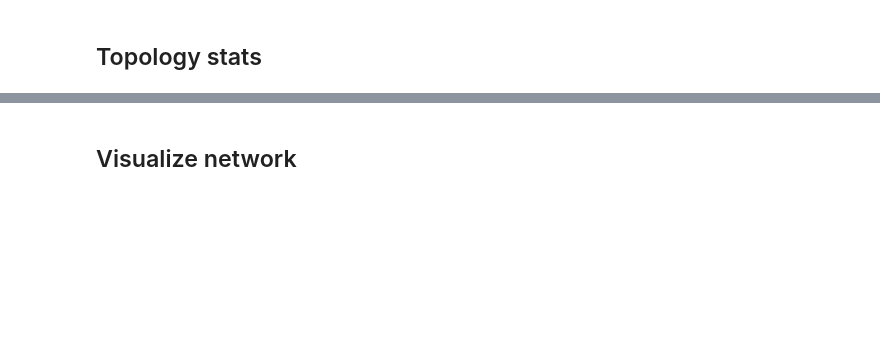
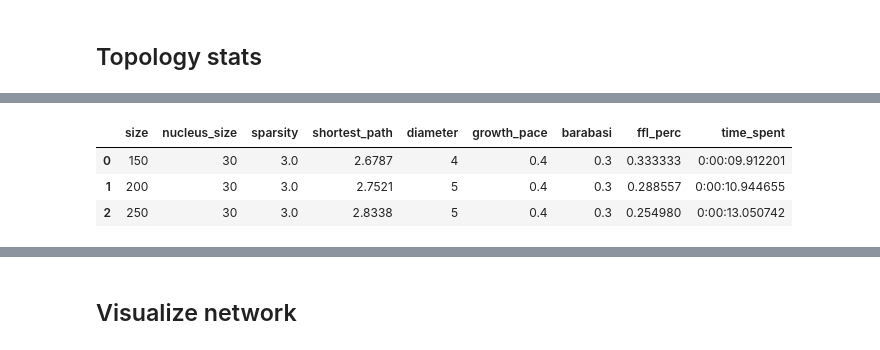
Before and after one commit to zhivkoplias/network_generation_algo, a Jupyter notebook: snippets/artificial_network_generation.ipynb, the cells around one changed output, grey strips where cells are left out. Cells and saved outputs as stored; diff of their text form; code cells hidden in the pictures; blank space fills up the shorter version.

```diff
--- a/snippets/artificial_network_generation.ipynb
+++ b/snippets/artificial_network_generation.ipynb
@@ -112,6 +135,14 @@ list_with_stats.insert(0,csv_columns)
 with open("../networks/topology_stats.csv", "w", newline="") as f:
     writer = csv.writer(f)
     writer.writerows(list_with_stats)
+# %%
+topology_data = pd.read_csv("../networks/topology_stats.csv",header=0, delimiter=",")
+topology_data
+# %% [output]
+|  | size | nucleus_size | sparsity | shortest_path | diameter | growth_pace | barabasi | ffl_perc | time_spent |
+| 0 | 150 | 30 | 3.0 | 2.6787 | 4 | 0.4 | 0.3 | 0.333333 | 0:00:09.912201 |
+| 1 | 200 | 30 | 3.0 | 2.7521 | 5 | 0.4 | 0.3 | 0.288557 | 0:00:10.944655 |
+| 2 | 250 | 30 | 3.0 | 2.8338 | 5 | 0.4 | 0.3 | 0.254980 | 0:00:13.050742 |
 # %%
 topology_data = pd.read_csv("../networks/topology_stats.csv",header=0, delimiter=",")
 topology_data
```
Also changed, not shown: parts of 20 cells of this notebook, 12 other files.
